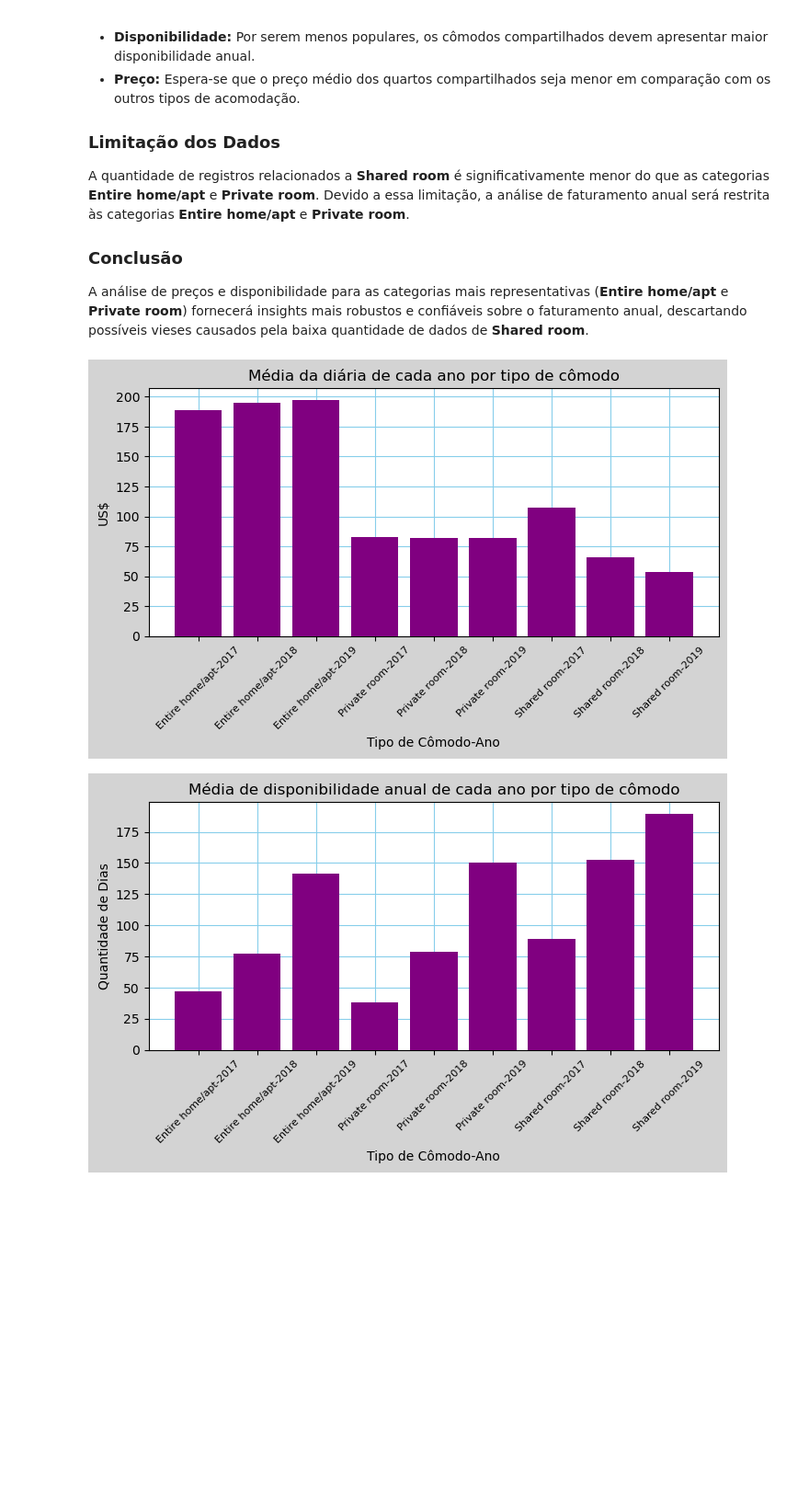
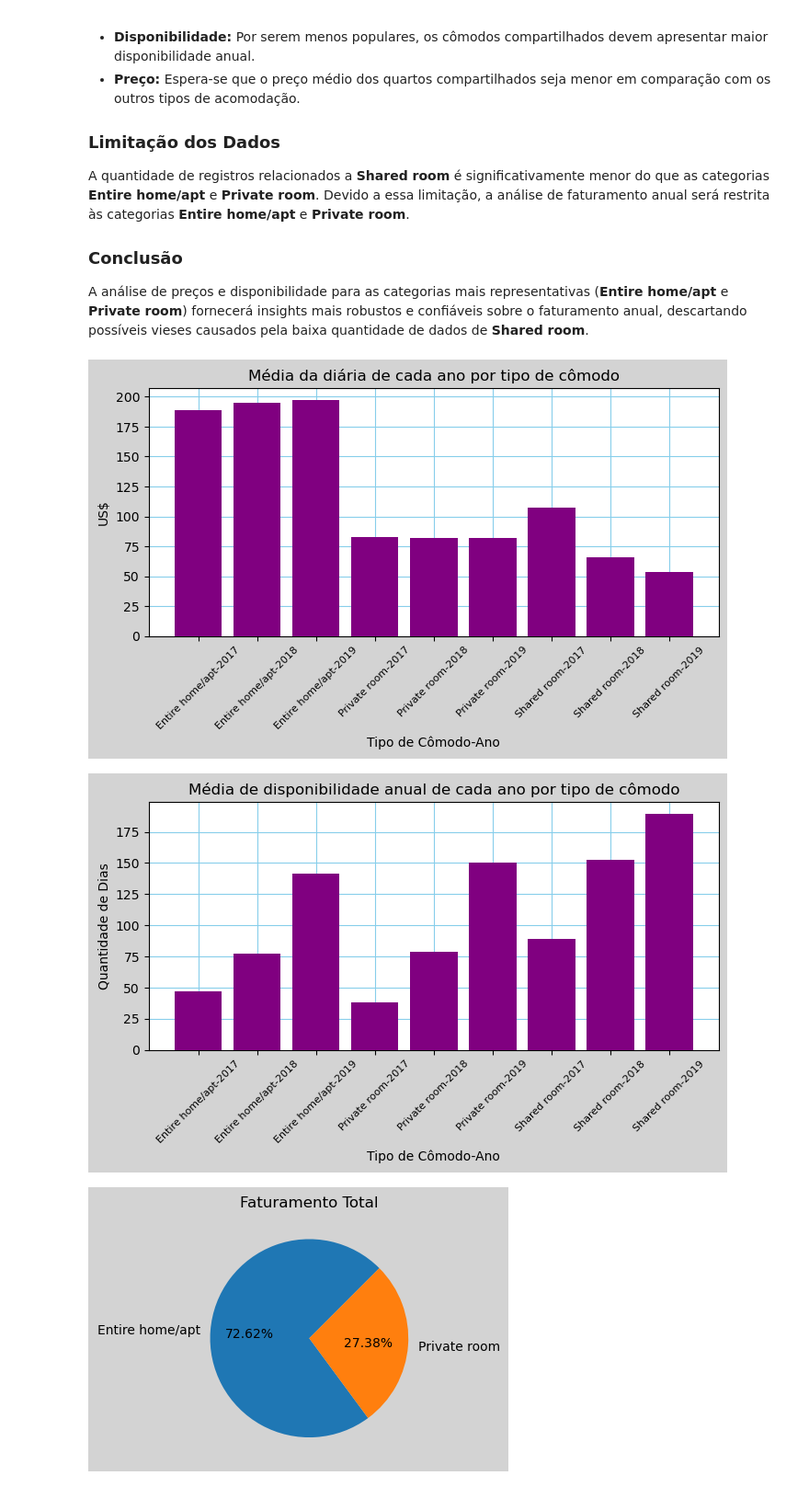
Before and after one commit to gustavobastos1998/New-York-Rent-Prediction, a Jupyter notebook: notebook/lighthouse-notebook-teste.ipynb, the cells around one changed output. Shown: that part at 92% size. Cells and saved outputs as stored; diff of their text form; code cells hidden in the pictures; blank space fills up the shorter version.

```diff
--- a/notebook/lighthouse-notebook-teste.ipynb
+++ b/notebook/lighthouse-notebook-teste.ipynb
@@ -459,19 +431,38 @@ A análise de preços e disponibilidade para as categorias mais representativas
 # %%
 # seleção dos anos acima de 2016 (2017-2019)
 df_anos_selecionados = data_frame[data_frame['year'] > 2016]
 
 # data frame contendo média de disponibilidade anual para cada tipo de cômodo e ano
 disponibilidade_media_por_room_type = df_anos_selecionados.groupby(['room_type', 'year'])['yearly_availability'].mean()
 
 # data frame contendo média de preço de diária para cada tipo de cômodo e ano
 preco_medio_por_room_type = df_anos_selecionados.groupby(['room_type', 'year'])['price'].mean()
 
 # array contendo as categorias concatenadas (room_type-year)
 categorias_room_type_by_year = categories_appender(disponibilidade_media_por_room_type)
 
 # chamdas da função utilizando as categorias coletadas acima
 plot_bar_specific(preco_medio_por_room_type, 'Tipo de Cômodo-Ano', 'US$', 'Média da diária de cada ano por tipo de cômodo', categorias=categorias_room_type_by_year)
 plot_bar_specific(disponibilidade_media_por_room_type, 'Tipo de Cômodo-Ano', 'Quantidade de Dias', 'Média de disponibilidade anual de cada ano por tipo de cômodo', categorias=categorias_room_type_by_year)
+
+# copia do data_frame original para fazer execuções sobre ele
+df_copy = data_frame.copy()
+
+# eliminação das linhas com 'Shared room'
+df_copy = df_copy[df_copy['room_type'] != 'Shared room']
+
+# criação de nova tabela na cópia do data frame original
+df_copy['annual_revenue'] = df_copy.apply(lambda row: row['price']*row['booked_days'],axis=1)
+
+# execução da soma dos faturamentos de cada ano agrupados por room_type
+df_faturamento_anual_por_room_type = df_copy.groupby('room_type')['annual_revenue'].sum().reset_index()
+
+# plot de um gráfico de setores
+plt.figure(figsize=(8,3.5), facecolor = 'lightgrey')
+plt.pie(df_faturamento_anual_por_room_type['annual_revenue'], labels=df_faturamento_anual_por_room_type['room_type'], autopct='%1.2f%%',startangle=45)
+plt.title('Faturamento Total')
+plt.show()
 # %% [output]
 [figure]
 [figure]
+[figure, added]
```
Also changed, not shown: parts of 1 cell of this notebook.
